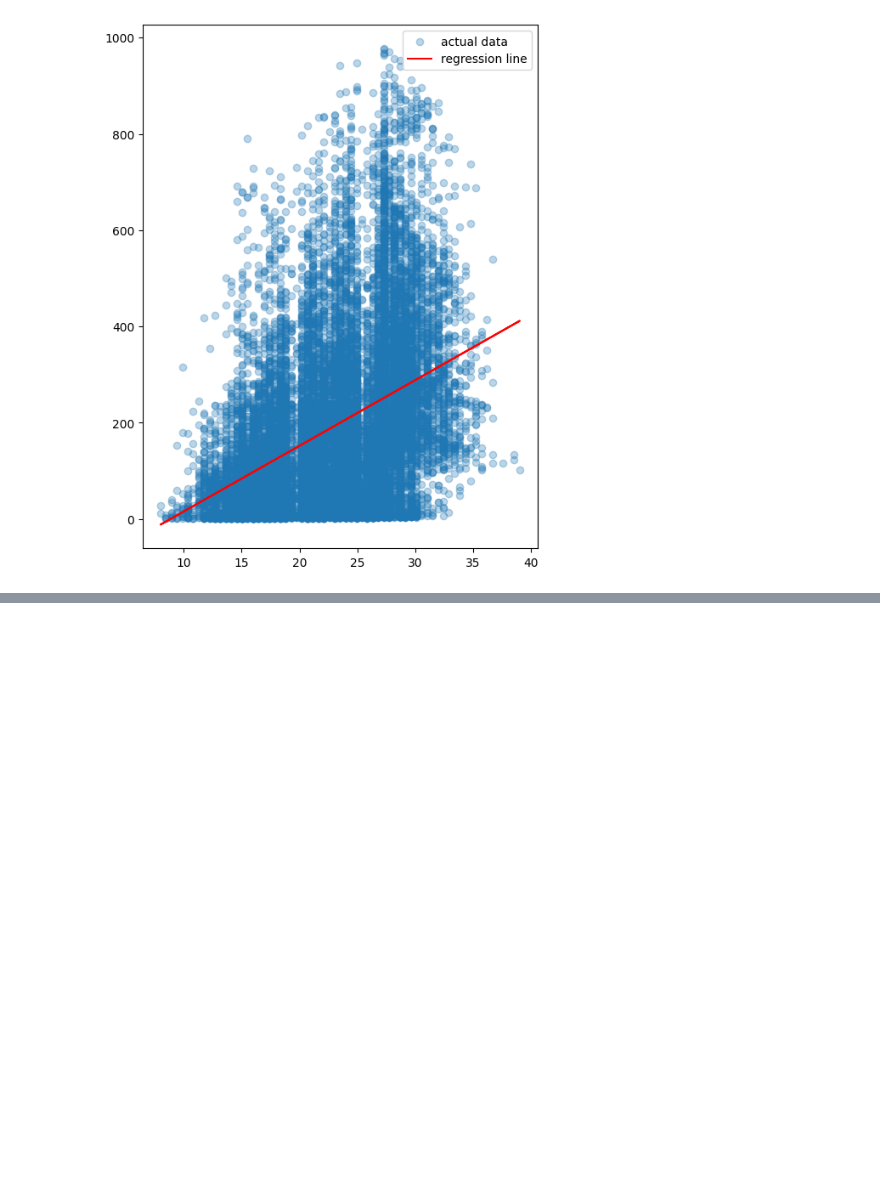
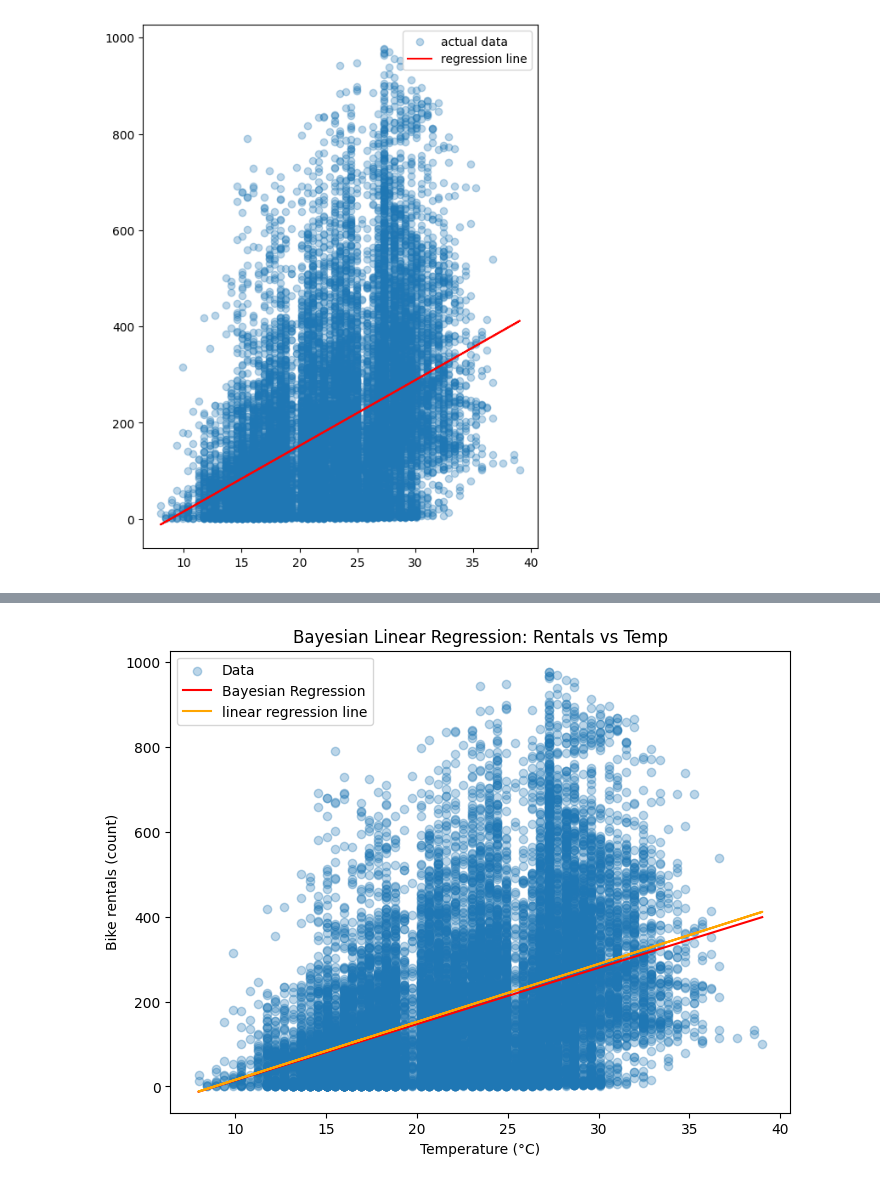
Before and after one commit to derekriceX/Bayesian-Analysis, a Jupyter notebook: Bike_rent_model.ipynb, the cells around one changed output, grey strips where cells are left out. Drawn from its saved outputs; the diff is of its cells as text; code cells hidden in the pictures; blank space fills up the shorter version.

```diff
--- a/Bike_rent_model.ipynb
+++ b/Bike_rent_model.ipynb
@@ -118,0 +130,10 @@ plt.show()
+# %%
+x = df_clean['Temp_C'].values
+y = df_clean['cnt'].values
+
+# Standardize x and y
+x_mean, x_std = x.mean(), x.std()
+x_stdzd = (x - x_mean) / x_std
+
+y_mean, y_std = y.mean(), y.std()
+y_stdzd = (y - y_mean) / y_std
@@ -118,0 +183,29 @@ plt.show()
+# %%
+samples = metropolis_hastings(x_stdzd, y_stdzd, n_samples=5000)
+
+alpha_samples, beta_samples, sigma_samples = samples.T
+# %%
+
+# Use posterior mean
+alpha_post = alpha_samples[-1000:].mean()
+beta_post  = beta_samples[-1000:].mean()
+
+x_plot = np.linspace(x_stdzd.min(), x_stdzd.max(), 100)
+y_plot = alpha_post + beta_post * x_plot
+
+# Convert back to original scale
+x_plot_orig = x_plot * x_std + x_mean
+y_plot_orig = y_plot * y_std + y_mean
+
+# Scatter and regression line
+plt.figure(figsize=(8, 6))
+plt.scatter(x, y, alpha=0.3, label='Data')
+plt.plot(x_plot_orig, y_plot_orig, color='red', label='Bayesian Regression')
+plt.plot(X,y_pred, color='orange', label ='linear regression line')
+plt.xlabel("Temperature (°C)")
+plt.ylabel("Bike rentals (count)")
+plt.title("Bayesian Linear Regression: Rentals vs Temp")
+plt.legend()
+plt.show()
+# %% [output]
+[figure, added]
```
Also changed, not shown: parts of 5 cells of this notebook.
